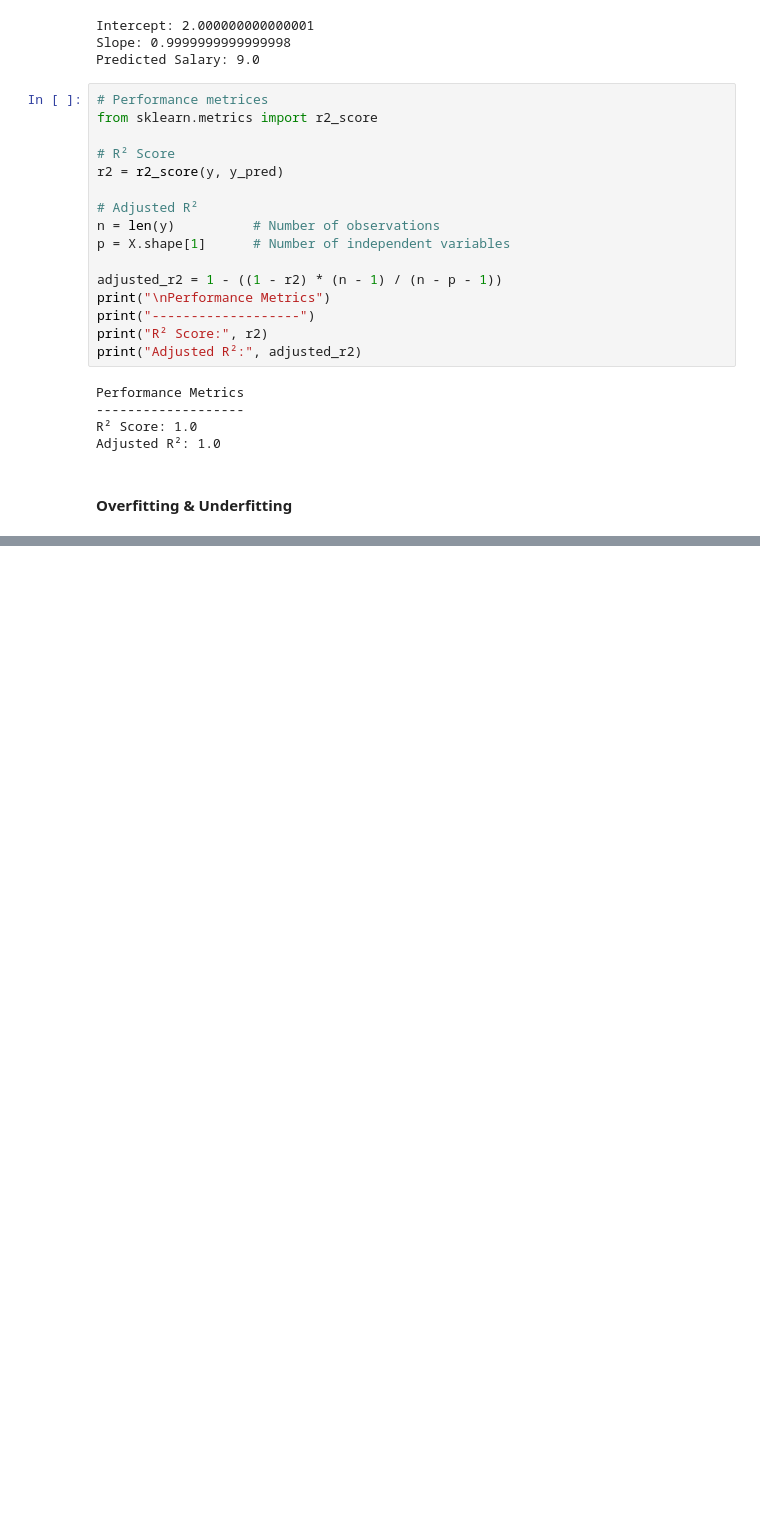
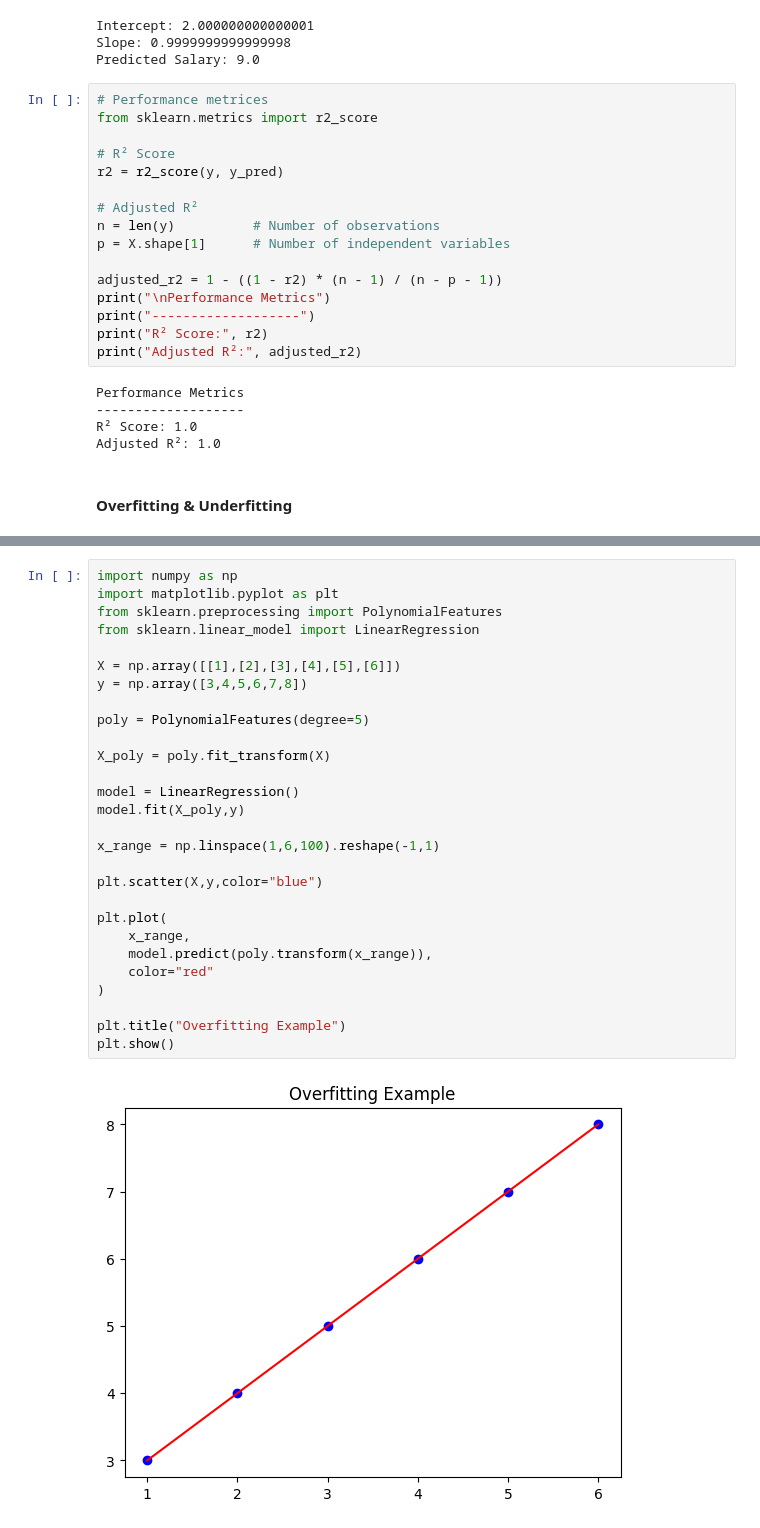
Before and after one commit to dharmen-123/Machine-Learning, a Jupyter notebook: 4_Regressions_Algorithms/1_Linear_Regression.ipynb, the cells around one changed output, grey strips where cells are left out. Drawn from its saved outputs; the diff is of its cells as text; blank space fills up the shorter version.

```diff
--- a/4_Regressions_Algorithms/1_Linear_Regression.ipynb
+++ b/4_Regressions_Algorithms/1_Linear_Regression.ipynb
@@ -103,0 +113,30 @@ Adjusted R²: 1.0
+# %%
+import numpy as np
+import matplotlib.pyplot as plt
+from sklearn.preprocessing import PolynomialFeatures
+from sklearn.linear_model import LinearRegression
+
+X = np.array([[1],[2],[3],[4],[5],[6]])
+y = np.array([3,4,5,6,7,8])
+
+poly = PolynomialFeatures(degree=5)
+
+X_poly = poly.fit_transform(X)
+
+model = LinearRegression()
+model.fit(X_poly,y)
+
+x_range = np.linspace(1,6,100).reshape(-1,1)
+
+plt.scatter(X,y,color="blue")
+
+plt.plot(
+    x_range,
+    model.predict(poly.transform(x_range)),
+    color="red"
+)
+
+plt.title("Overfitting Example")
+plt.show()
+# %% [output]
+[figure, added]
```
Also changed, not shown: parts of 3 cells of this notebook, 1 other file.
